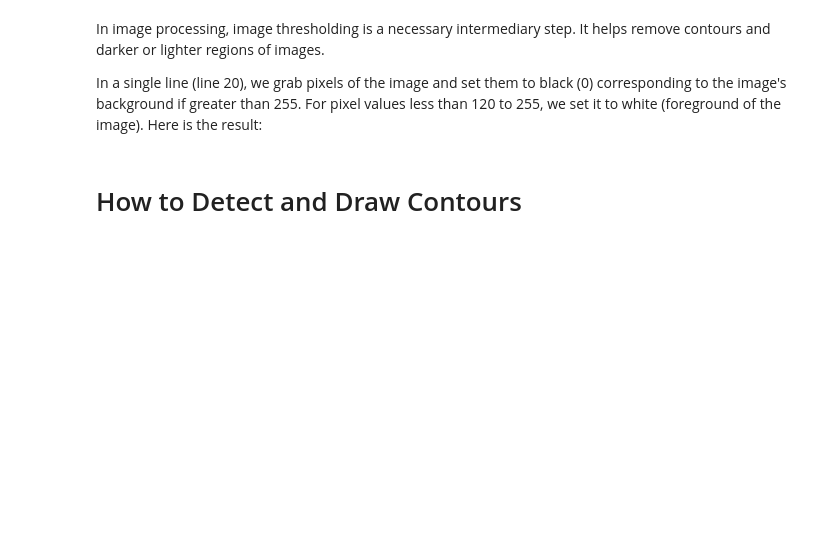
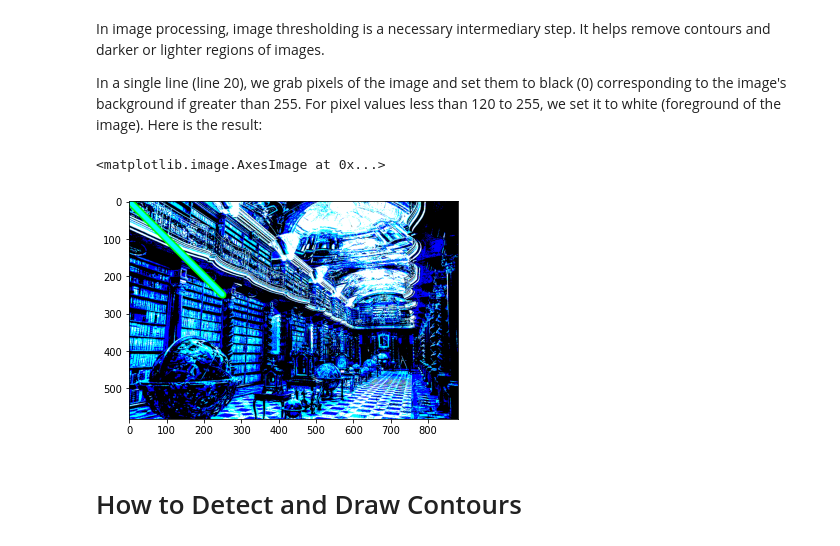
Before and after one commit to SarahEldreny/Computer-Vision-Labs, a Jupyter notebook: OpenCV_Python.ipynb, the cells around one changed output. Drawn from its saved outputs; the diff is of its cells as text; code cells hidden in the pictures; blank space fills up the shorter version.

```diff
--- a/OpenCV_Python.ipynb
+++ b/OpenCV_Python.ipynb
@@ -131,6 +155,12 @@ Different edge maps are returned for different values of minimum and maximum thr
 In image processing, image thresholding is a necessary intermediary step. It helps remove contours and darker or lighter regions of images.
 
 In a single line (line 20), we grab pixels of the image and set them to black (0) corresponding to the image's background if greater than 255. For pixel values less than 120 to 255, we set it to white (foreground of the image). Here is the result:
+# %%
+ret, thresholding = cv2.threshold(image, 120,255,cv2.THRESH_BINARY)
+plt.imshow(thresholding)
+# %% [output]
+<matplotlib.image.AxesImage at 0x...>
+[figure, added]
 # %% [markdown]
 # How to Detect and Draw Contours
 # %% [markdown]
```
Also changed, not shown: parts of 9 cells of this notebook.
